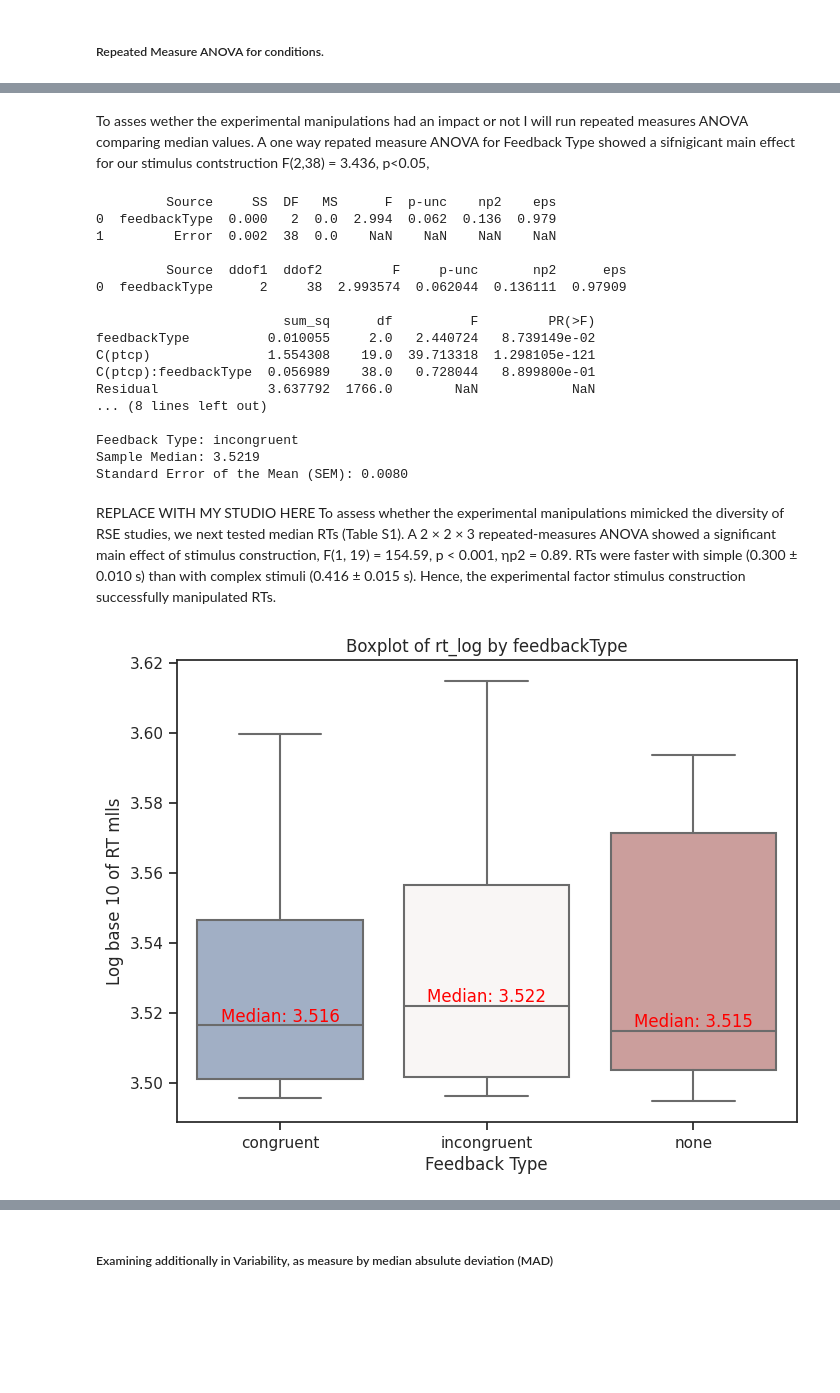
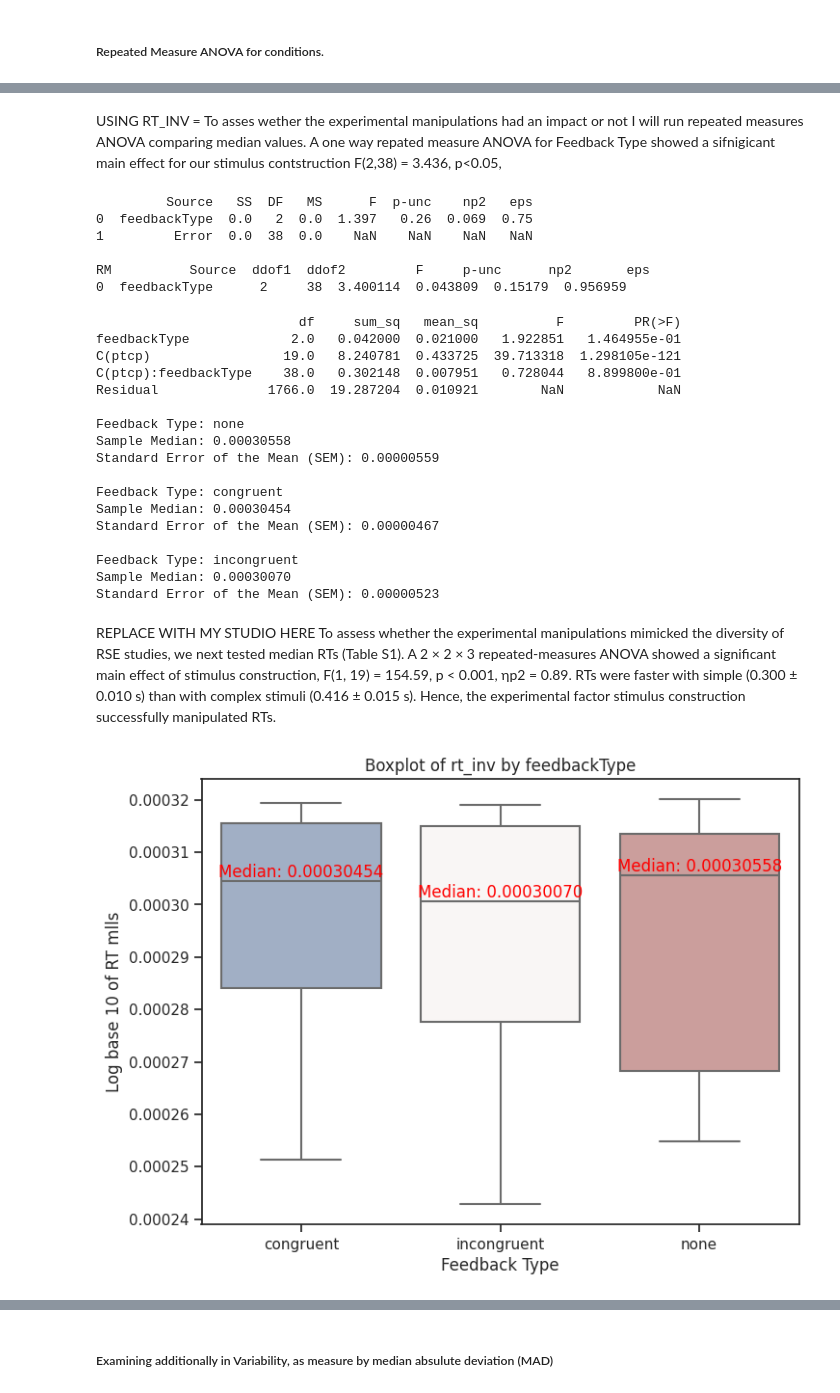
Before and after one commit to BenjaminDupre/m-b_thesis, a Jupyter notebook: Analysis/Analysis..ipynb, the cells around one changed output, grey strips where cells are left out. Drawn from its saved outputs; the diff is of its cells as text; code cells hidden in the pictures; blank space fills up the shorter version.

```diff
--- a/Analysis/Analysis..ipynb
+++ b/Analysis/Analysis..ipynb
@@ -649,5 +621,3 @@ WIth the 3sd we have 2070 different RT
 # %%
 # Creating a flag for each trial using the previous definition.
 work_df_no_outl['rt_flag'] = work_df_no_outl['time_ms'].apply(lambda x: 'fast' if x <= 3400 else 'slow')
-# Creating a log RT
-work_df_no_outl['rt_log'] = work_df_no_outl['time_ms'].apply(lambda x: math.log(x, 10))
@@ -653,0 +626,5 @@ work_df_no_outl['rt_log'] = work_df_no_outl['time_ms'].apply(lambda x: math.log(
+# %%
+# Creating a log RT
+work_df_no_outl['rt_log'] = work_df_no_outl['time_ms'].apply(lambda x: np.log(x))
+# creating rt_logerse
+work_df_no_outl['rt_inv'] = work_df_no_outl['time_ms'].apply(lambda x: 1 / x)
@@ -1057,16 +1144,16 @@ To asses the data quality, we first checked performance (misses). During the VR
 # %% [markdown]
-To asses wether the experimental manipulations had an impact or not I will run repeated measures ANOVA comparing median values. A one way repated measure ANOVA for Feedback Type showed a sifnigicant main effect for our stimulus contstruction F(2,38) = 3.436, p<0.05,
+USING RT_INV = To asses wether the experimental manipulations had an impact or not I will run repeated measures ANOVA comparing median values. A one way repated measure ANOVA for Feedback Type showed a sifnigicant main effect for our stimulus contstruction F(2,38) = 3.436, p<0.05,
 # %%
 import pingouin as pg
 from statsmodels.formula.api import ols
 
 data = work_df_no_outl
 subject_id = 'ptcp'
-dependent_variable = 'rt_log'
+dependent_variable = 'rt_inv'
 independent_variable = 'feedbackType'
 
 # Aggregate the data by the median of 'rt_log'
-aggregated_data = data.groupby([subject_id, independent_variable])['rt_log'].mean().reset_index()
+aggregated_data = data.groupby([subject_id, independent_variable])['rt_inv'].median().reset_index()
 
 aov = pg.rm_anova(dv=dependent_variable, within=independent_variable,
 
@@ -1078,23 +1165,23 @@ print()
 
 data = work_df_no_outl
 subject_id = 'ptcp'
-#dependent_variable = 'time_ms'
-independent_variable = 'feedbackType'
+dependent_variable = 'rt_inv'
+independent_variable = ['feedbackType']
 covariate='levelCounter'
 
 aov2 = pg.rm_anova(dv=dependent_variable, within=independent_variable,
 
                   subject=subject_id, data=data, detailed=False, effsize="np2")
-print(aov2)
+print("RM",aov2)
 print()
 # Perform a repeated measures ANOVA with trial number as a covariate
 formula = 'rt_log ~ feedbackType + C(ptcp) + C(ptcp)*feedbackType'
 model = ols(formula, data=data).fit()
-anova_table = sm.stats.anova_lm(model, typ=2)
+anova_table = sm.stats.anova_lm(model, typ=1)
 print(anova_table)
 print()
+
 # Create an empty dictionary to store results
-aggregated_data = data.groupby([subject_id, independent_variable])['rt_log'].median().reset_index()
 
 results = {}
 
@@ -1103,34 +1190,40 @@ results = {}
 
 for feedback_type in feedback_types:
     subsample = aggregated_data['feedbackType'] == feedback_type
-    sample_median = aggregated_data.loc[subsample, 'rt_log'].median()  # Use median() instead of mean()
-    sem = stats.sem(aggregated_data.loc[subsample, 'rt_log'])
+    sample_median = aggregated_data.loc[subsample, 'rt_inv'].median()  # Use median() instead of mean()
+    sem = stats.sem(aggregated_data.loc[subsample, 'rt_inv'])
     results[feedback_type] = {'Sample Median': sample_median, 'SEM': sem}
 
 # Print the results
 for feedback_type, result in results.items():
     print(f"Feedback Type: {feedback_type}")
-    print(f"Sample Median: {result['Sample Median']:.4f}")
-    print(f"Standard Error of the Mean (SEM): {result['SEM']:.4f}")
+    print(f"Sample Median: {result['Sample Median']:.8f}")
+    print(f"Standard Error of the Mean (SEM): {result['SEM']:.8f}")
     print()
 # %% [output]
-         Source     SS  DF   MS      F  p-unc    np2    eps
-0  feedbackType  0.000   2  0.0  2.994  0.062  0.136  0.979
-1         Error  0.002  38  0.0    NaN    NaN    NaN    NaN
+         Source   SS  DF   MS      F  p-unc    np2   eps
+0  feedbackType  0.0   2  0.0  1.397   0.26  0.069  0.75
+1         Error  0.0  38  0.0    NaN    NaN    NaN   NaN
 
-         Source  ddof1  ddof2         F     p-unc       np2      eps
-0  feedbackType      2     38  2.993574  0.062044  0.136111  0.97909
-
-                        sum_sq      df          F         PR(>F)
-feedbackType          0.010055     2.0   2.440724   8.739149e-02
-C(ptcp)               1.554308    19.0  39.713318  1.298105e-121
-C(ptcp):feedbackType  0.056989    38.0   0.728044   8.899800e-01
-Residual              3.637792  1766.0        NaN            NaN
-... (8 lines left out)
-
-Feedback Type: incongruent
-Sample Median: 3.5219
-Standard Error of the Mean (SEM): 0.0080
+RM          Source  ddof1  ddof2         F     p-unc      np2       eps
+0  feedbackType      2     38  3.400114  0.043809  0.15179  0.956959
+                          df     sum_sq   mean_sq          F         PR(>F)
+feedbackType             2.0   0.042000  0.021000   1.922851   1.464955e-01
+C(ptcp)                 19.0   8.240781  0.433725  39.713318  1.298105e-121
+C(ptcp):feedbackType    38.0   0.302148  0.007951   0.728044   8.899800e-01
+Residual              1766.0  19.287204  0.010921        NaN            NaN
+
+Feedback Type: none
+Sample Median: 0.00030558
+Standard Error of the Mean (SEM): 0.00000559
+
+Feedback Type: congruent
+Sample Median: 0.00030454
+Standard Error of the Mean (SEM): 0.00000467
+
+Feedback Type: incongruent
+Sample Median: 0.00030070
+Standard Error of the Mean (SEM): 0.00000523
 # %% [markdown]
 REPLACE WITH MY STUDIO HERE
 To assess whether the experimental manipulations mimicked the diversity of RSE studies, we next tested
@@ -1141,29 +1234,29 @@ RTs.
 # %%
 import seaborn as sns
 import matplotlib.pyplot as plt
 
 # Convert 'feedbackType' to a categorical variable
 #data['feedbackType'] = work_df_no_outl['feedbackType'].astype('category')
 
 # Calculate median values for each 'feedbackType' group
-medians = aggregated_data.groupby('feedbackType')['rt_log'].median()
+medians = aggregated_data.groupby('feedbackType')['rt_inv'].median()
 
 # Create a boxplot
 plt.figure(figsize=(8, 6))
-sns.boxplot(data=aggregated_data, x='feedbackType', y='rt_log',  showfliers=False, palette='vlag')
-plt.title('Boxplot of rt_log by feedbackType')
+sns.boxplot(data=aggregated_data, x='feedbackType', y='rt_inv',  showfliers=False, palette='vlag')
+plt.title('Boxplot of rt_inv by feedbackType')
 plt.xlabel('Feedback Type')
 plt.ylabel('Log base 10 of RT mlls')
 
 # Display the median values on the plot
 for i, median_value in enumerate(medians):
-    text = f'Median: {median_value:.3f}'
+    text = f'Median: {median_value:.8f}'
     plt.text(i, median_value, text, ha='center', va='bottom', fontsize=12, color='red')
 
 # Change x-axis labels
 #new_labels = ['V=T', 'V≠T', 'V' ]  # Corresponding to 'none', 'congruent', 'incongruent'
 #plt.xticks(range(len(new_labels)), new_labels)
 
 plt.show()
 # %% [output]
-[figure, old version]
+[figure, new version]
```
Also changed, not shown: parts of 27 cells of this notebook, 8 other files.
